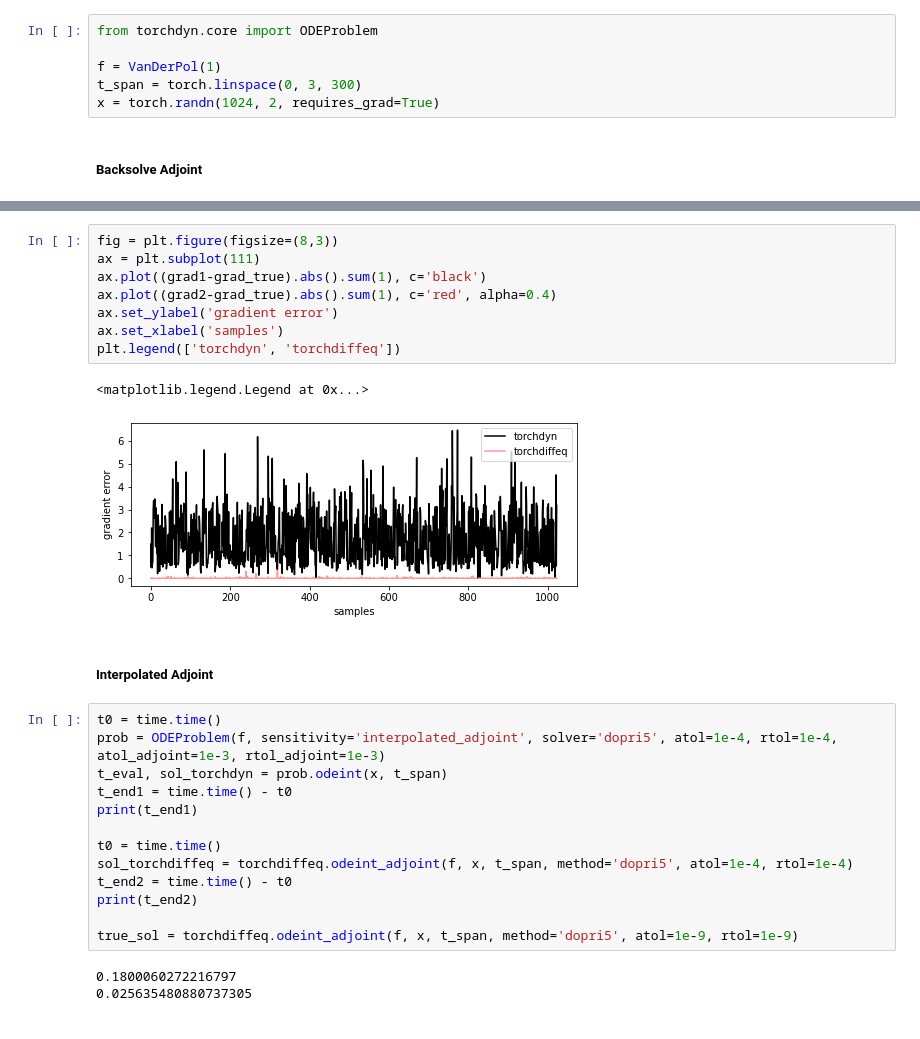
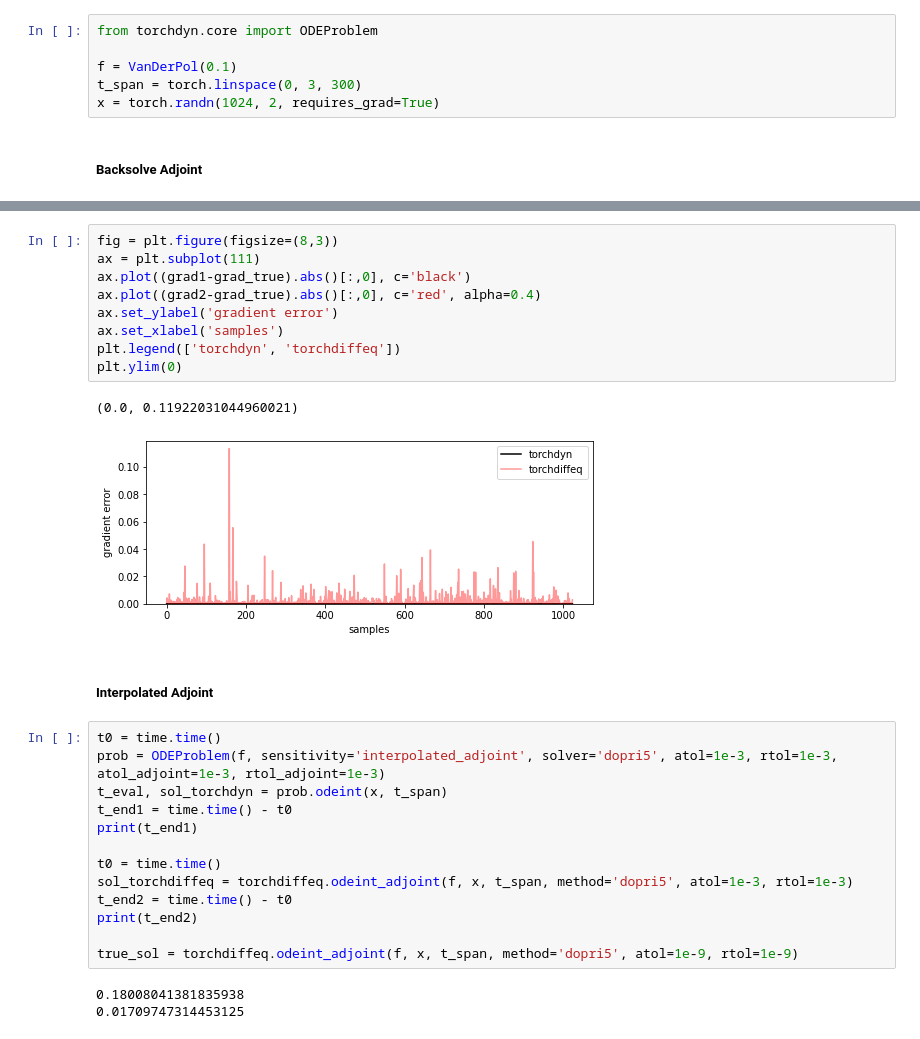
Before and after one commit to DiffEqML/torchdyn, a Jupyter notebook: benchmarks/numerics/bench_interpolation.ipynb, the cells around one changed output, grey strips where cells are left out. Saved outputs shown, nothing was run; the diff lists cells and outputs as text.

```diff
--- a/benchmarks/numerics/bench_interpolation.ipynb
+++ b/benchmarks/numerics/bench_interpolation.ipynb
@@ -90,7 +93,7 @@ plt.legend()
 # %%
 from torchdyn.core import ODEProblem
 
-f = VanDerPol(1)
+f = VanDerPol(0.1)
 t_span = torch.linspace(0, 3, 300)
 x = torch.randn(1024, 2, requires_grad=True)
 # %% [markdown]
@@ -131,32 +146,33 @@ grad_true = torch.autograd.grad(true_sol[-1].sum(), x)[0]
 # %%
 fig = plt.figure(figsize=(8,3))
 ax = plt.subplot(111)
-ax.plot((grad1-grad_true).abs().sum(1), c='black')
-ax.plot((grad2-grad_true).abs().sum(1), c='red', alpha=0.4)
+ax.plot((grad1-grad_true).abs()[:,0], c='black')
+ax.plot((grad2-grad_true).abs()[:,0], c='red', alpha=0.4)
 ax.set_ylabel('gradient error')
 ax.set_xlabel('samples')
 plt.legend(['torchdyn', 'torchdiffeq'])
+plt.ylim(0)
 # %% [output]
-<matplotlib.legend.Legend at 0x...>
+(0.0, 0.11922031044960021)
-[figure, old version]
+[figure, new version]
 # %% [markdown]
 ##### Interpolated Adjoint
 # %%
 t0 = time.time()
-prob = ODEProblem(f, sensitivity='interpolated_adjoint', solver='dopri5', atol=1e-4, rtol=1e-4, atol_adjoint=1e-3, rtol_adjoint=1e-3)
+prob = ODEProblem(f, sensitivity='interpolated_adjoint', solver='dopri5', atol=1e-3, rtol=1e-3, atol_adjoint=1e-3, rtol_adjoint=1e-3)
 t_eval, sol_torchdyn = prob.odeint(x, t_span)
 t_end1 = time.time() - t0
 print(t_end1)
 
 t0 = time.time()
-sol_torchdiffeq = torchdiffeq.odeint_adjoint(f, x, t_span, method='dopri5', atol=1e-4, rtol=1e-4)
+sol_torchdiffeq = torchdiffeq.odeint_adjoint(f, x, t_span, method='dopri5', atol=1e-3, rtol=1e-3)
 t_end2 = time.time() - t0
 print(t_end2)
 
 true_sol = torchdiffeq.odeint_adjoint(f, x, t_span, method='dopri5', atol=1e-9, rtol=1e-9)
 # %% [output]
-0.1800060272216797
-0.025635480880737305
+0.18008041381835938
+0.01709747314453125
 # %%
 t0 = time.time()
 grad1 = torch.autograd.grad(sol_torchdyn[-1].sum(), x)[0]
```
Also changed, not shown: parts of 12 cells of this notebook, 7 other files.
